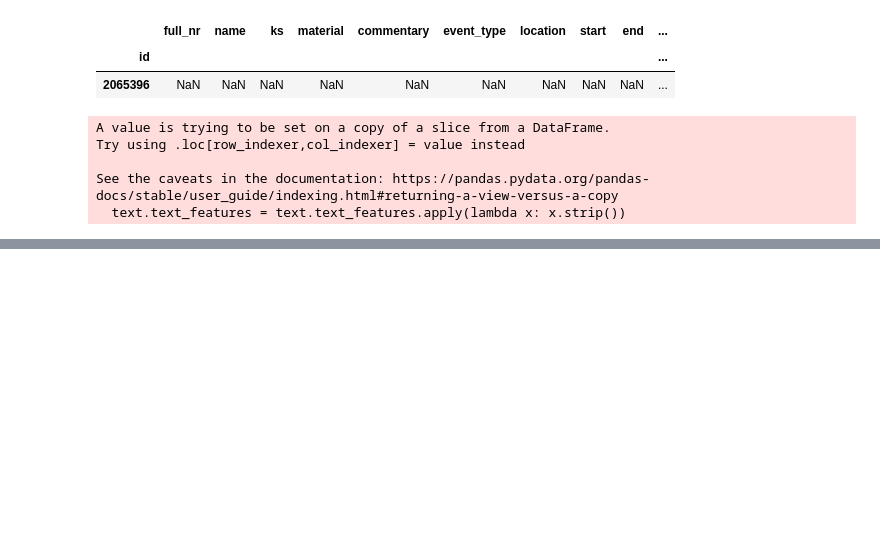
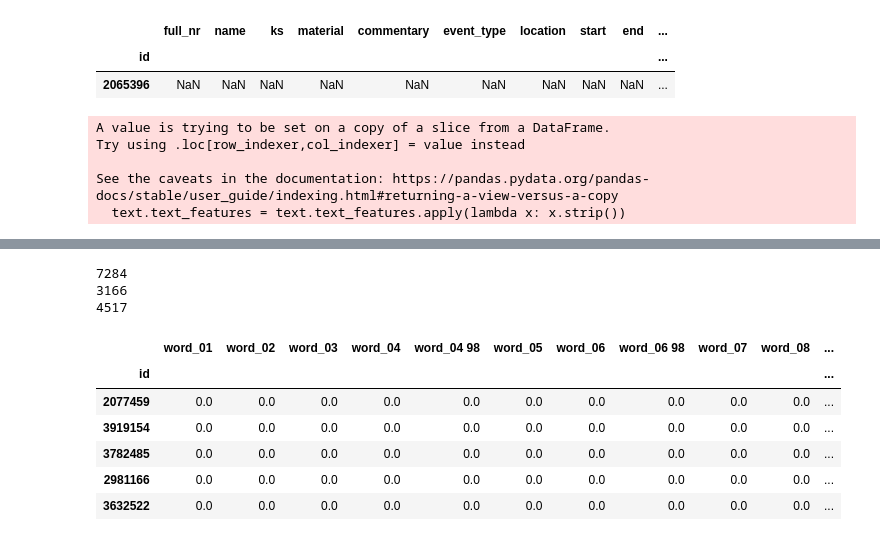
Before and after one commit to tillwenke/museum_item_classification, a Jupyter notebook: typeless_data_discovery.ipynb, the cells around one changed output, grey strips where cells are left out. Drawn from its saved outputs; the diff is of its cells as text; code cells hidden in the pictures; blank space fills up the shorter version.

```diff
--- a/typeless_data_discovery.ipynb
+++ b/typeless_data_discovery.ipynb
@@ -82,0 +221,16 @@ typeless_samples.to_csv('data/typeless/data.csv', index=True)
+# %%
+train, b,c = get_bow(2,4000)
+# %% [output]
+7284
+3166
+4517
+# %%
+train.head()
+# %% [output]
+|  | word_01 | word_02 | word_03 | word_04 | word_04 98 | word_05 | word_06 | word_06 98 | word_07 | word_08 | ... |
+| id |  |  |  |  |  |  |  |  |  |  | ... |
+| 2077459 | 0.0 | 0.0 | 0.0 | 0.0 | 0.0 | 0.0 | 0.0 | 0.0 | 0.0 | 0.0 | ... |
+| 3919154 | 0.0 | 0.0 | 0.0 | 0.0 | 0.0 | 0.0 | 0.0 | 0.0 | 0.0 | 0.0 | ... |
+| 3782485 | 0.0 | 0.0 | 0.0 | 0.0 | 0.0 | 0.0 | 0.0 | 0.0 | 0.0 | 0.0 | ... |
+| 2981166 | 0.0 | 0.0 | 0.0 | 0.0 | 0.0 | 0.0 | 0.0 | 0.0 | 0.0 | 0.0 | ... |
+| 3632522 | 0.0 | 0.0 | 0.0 | 0.0 | 0.0 | 0.0 | 0.0 | 0.0 | 0.0 | 0.0 | ... |
```
Also changed, not shown: parts of 24 cells of this notebook, 2 other files.
